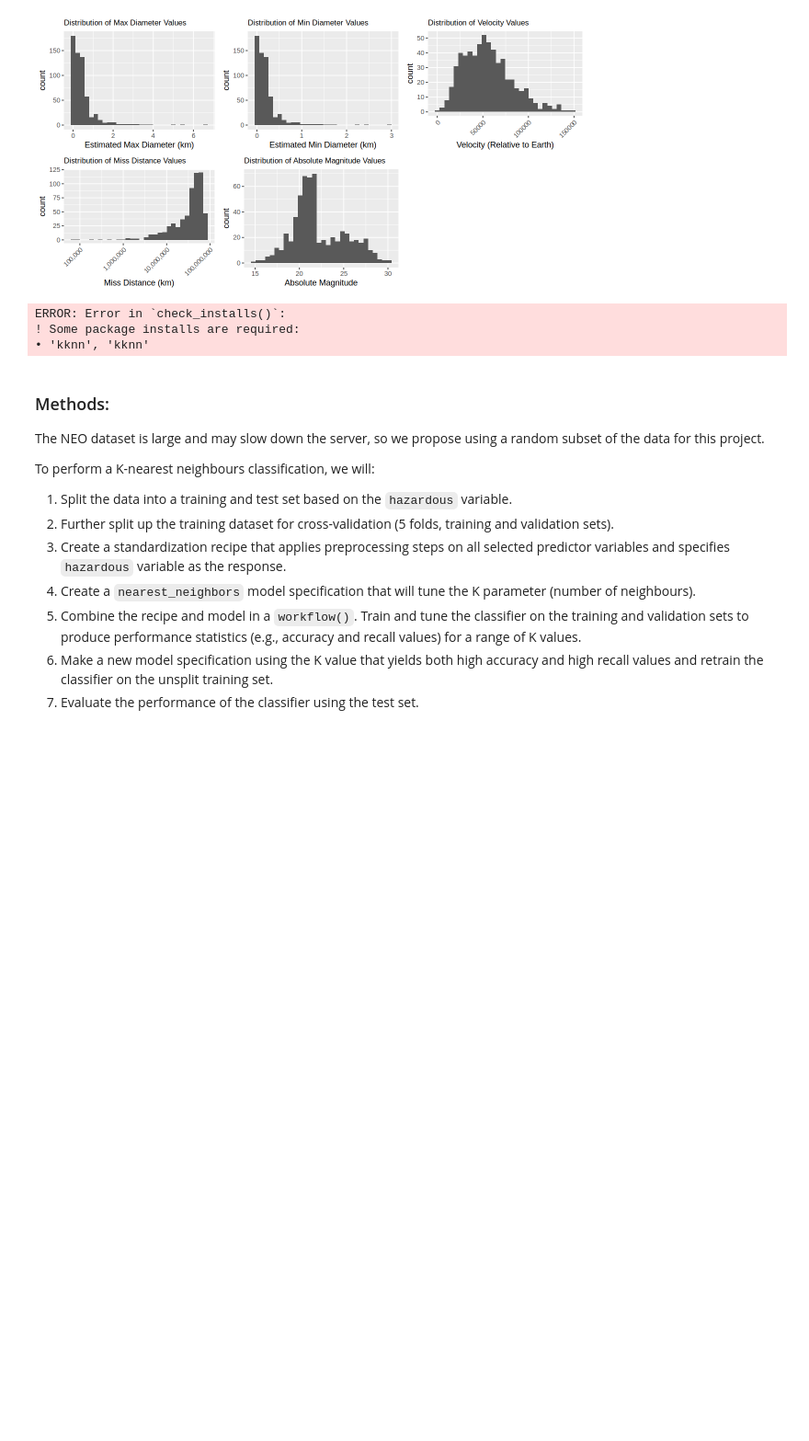
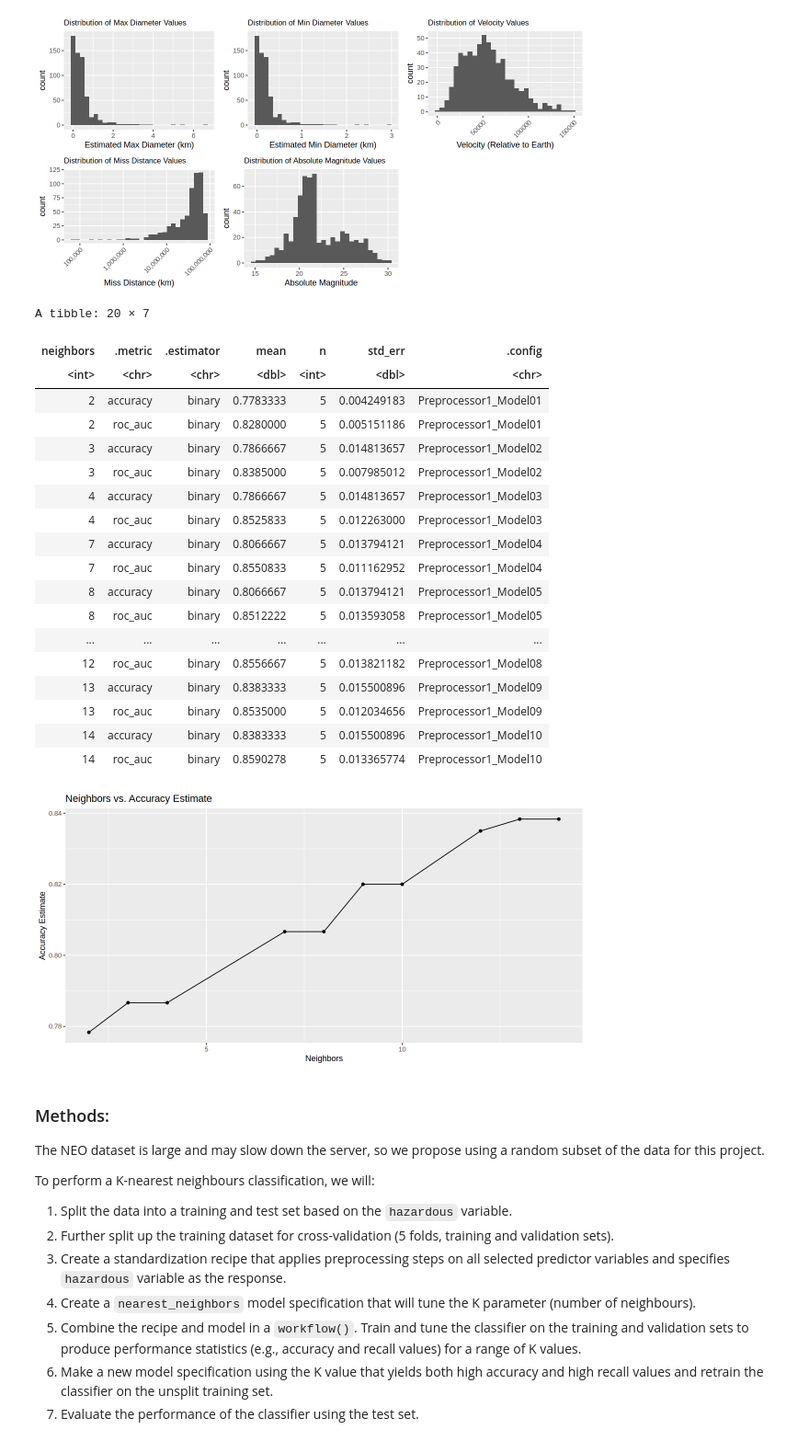
Before and after one commit to LongTortue/DSCI100-Group-Project, a Jupyter notebook: GroupReport.ipynb, the cells around one changed output. Shown at 92% size. Cells and saved outputs as stored; diff of their text form; code cells hidden in the pictures; blank space fills up the shorter version.

```diff
--- a/GroupReport.ipynb
+++ b/GroupReport.ipynb
@@ -191,37 +215,55 @@ knn_results
 
 # graph results
 accuracies <- knn_results |>
     filter(.metric == "accuracy")
 
 results_plot <- accuracies |>
     ggplot(aes(x = neighbors, y = mean)) +
     geom_point() +
     geom_line() +
-    labs(x = "Neighbors", y = "Accuracy Estimate")
+    labs(x = "Neighbors", y = "Accuracy Estimate") +
+    ggtitle("Neighbors vs. Accuracy Estimate")
 results_plot
 
 
 
 
 # NOTE: We have to decide how many K values to use to tune the classifier with
 # Make a new model specification using the K value that yields high accuracy and recall values
 # Visualize data analysis results (make plots for accuracy and recall values)
 # Evaluate dataset (use test dataset)
 # Maybe at the end, we can test the classifier with a random observation that we make up
 
 # Note: all tables and figure should have a figure/table number and a legend
 # Word count: max 2000 written words, not including citations
 
 # Along the way, add details to the "Methods" section
 # Complete the Discussion by summarize the conclusions we made from data analysis
 # If we haven't maxed out the 2000 word count, add more to "Intro", "NEO Dataset",
 #                                              and "Expected outcomes and Significance"
 
 # Note: For references, any reputable source is fine
 # %% [output]
-ERROR: Error in `check_installs()`:
-! Some package installs are required:
-• 'kknn', 'kknn'
+A tibble: 20 × 7
+| neighbors | .metric | .estimator | mean | n | std_err | .config |
+| <int> | <chr> | <chr> | <dbl> | <int> | <dbl> | <chr> |
+| 2 | accuracy | binary | 0.7783333 | 5 | 0.004249183 | Preprocessor1_Model01 |
+| 2 | roc_auc | binary | 0.8280000 | 5 | 0.005151186 | Preprocessor1_Model01 |
+| 3 | accuracy | binary | 0.7866667 | 5 | 0.014813657 | Preprocessor1_Model02 |
+| 3 | roc_auc | binary | 0.8385000 | 5 | 0.007985012 | Preprocessor1_Model02 |
+| 4 | accuracy | binary | 0.7866667 | 5 | 0.014813657 | Preprocessor1_Model03 |
+| 4 | roc_auc | binary | 0.8525833 | 5 | 0.012263000 | Preprocessor1_Model03 |
+| 7 | accuracy | binary | 0.8066667 | 5 | 0.013794121 | Preprocessor1_Model04 |
+| 7 | roc_auc | binary | 0.8550833 | 5 | 0.011162952 | Preprocessor1_Model04 |
+| 8 | accuracy | binary | 0.8066667 | 5 | 0.013794121 | Preprocessor1_Model05 |
+| 8 | roc_auc | binary | 0.8512222 | 5 | 0.013593058 | Preprocessor1_Model05 |
+| ... | ... | ... | ... | ... | ... | ... |
+| 12 | roc_auc | binary | 0.8556667 | 5 | 0.013821182 | Preprocessor1_Model08 |
+| 13 | accuracy | binary | 0.8383333 | 5 | 0.015500896 | Preprocessor1_Model09 |
+| 13 | roc_auc | binary | 0.8535000 | 5 | 0.012034656 | Preprocessor1_Model09 |
+| 14 | accuracy | binary | 0.8383333 | 5 | 0.015500896 | Preprocessor1_Model10 |
+| 14 | roc_auc | binary | 0.8590278 | 5 | 0.013365774 | Preprocessor1_Model10 |
+[figure, added]
 # %% [markdown]
 ### Methods:
 The NEO dataset is large and may slow down the server, so we propose using a random subset of the data for this project.
```
Also changed, not shown: parts of 3 cells of this notebook.
